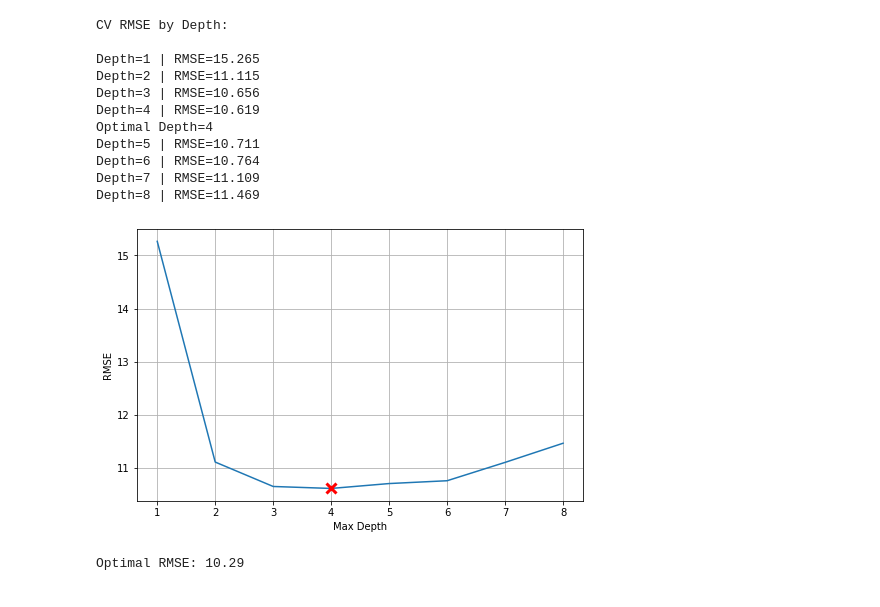
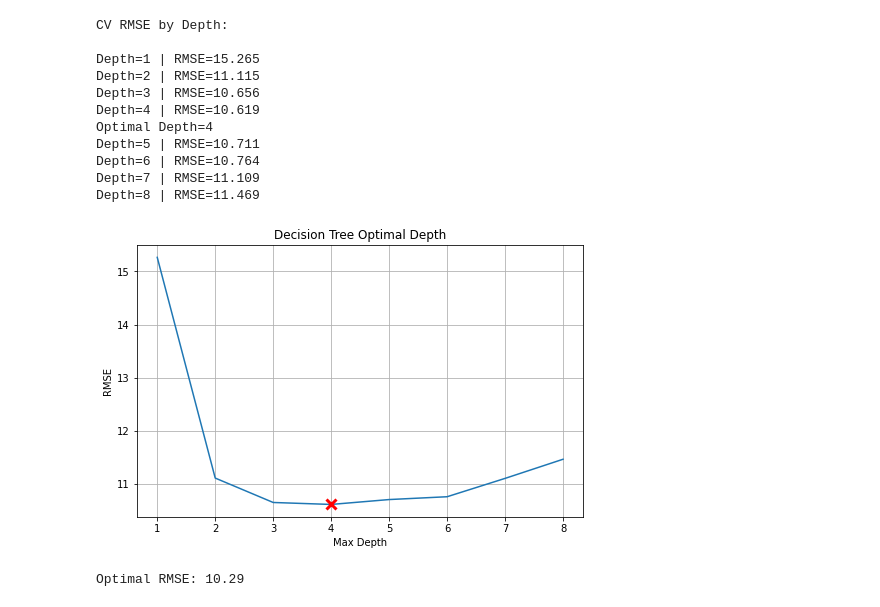
Before and after one commit to cfcastillo/DS-6-Notebooks, a Jupyter notebook: Project_3_Notebook_cfc.ipynb, the cells around one changed output. Cells and saved outputs as stored; diff of their text form; code cells hidden in the pictures.

```diff
--- a/Project_3_Notebook_cfc.ipynb
+++ b/Project_3_Notebook_cfc.ipynb
@@ -610,13 +625,14 @@ Depth=8 | RMSE=11.469
 # %%
 # Plot result of max depth showing optimal depth.
 plt.figure(figsize = (8,5))
 plt.plot(max_depth, rms_depth)
 plt.plot(optimal_depth,optimal_rmse,'rx', markersize=10, markeredgewidth=3)
 plt.xlabel('Max Depth')
 plt.ylabel('RMSE')
+plt.title('Decision Tree Optimal Depth')
 plt.grid()
 # %% [output]
-[figure, old version]
+[figure, new version]
 # %%
 # Train model with optimal max depth
 X_train, X_test, y_train, y_test = train_test_split(X,y,test_size=test_size)
```
Also changed, not shown: parts of 9 cells of this notebook.
